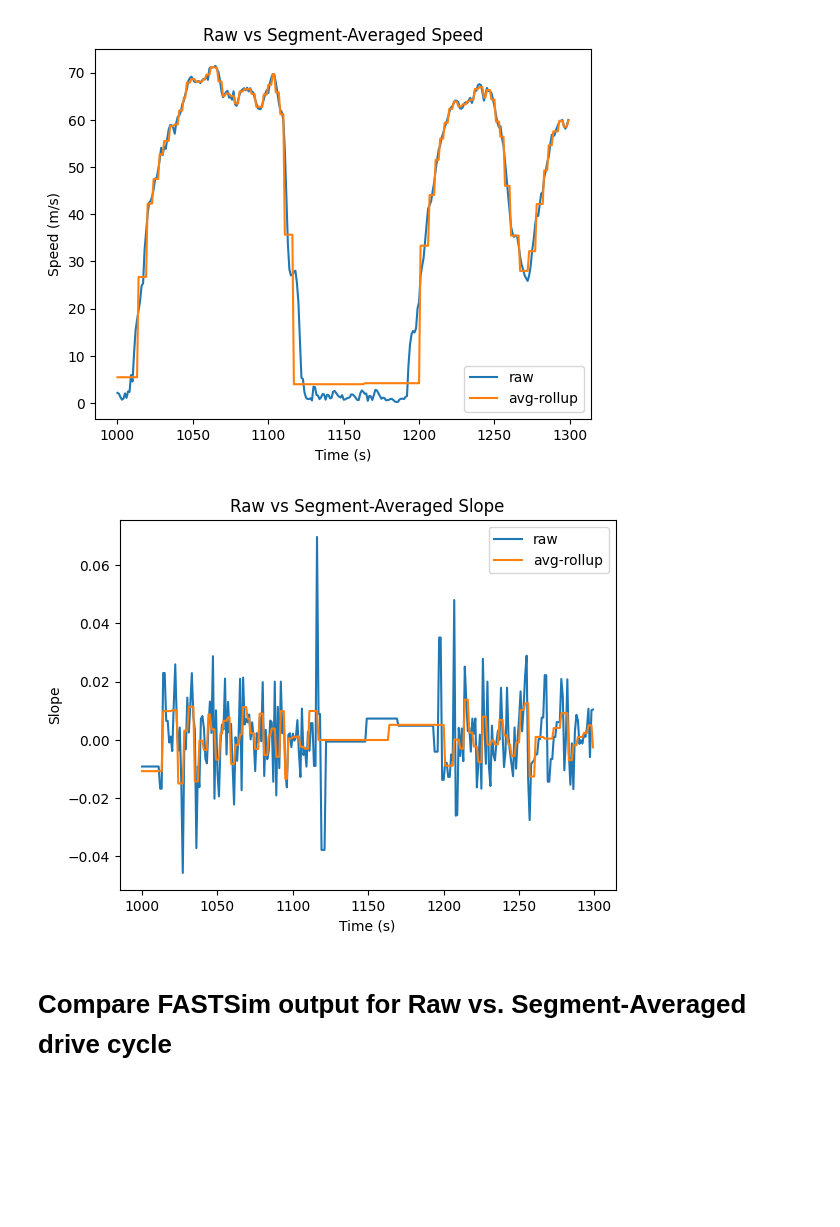
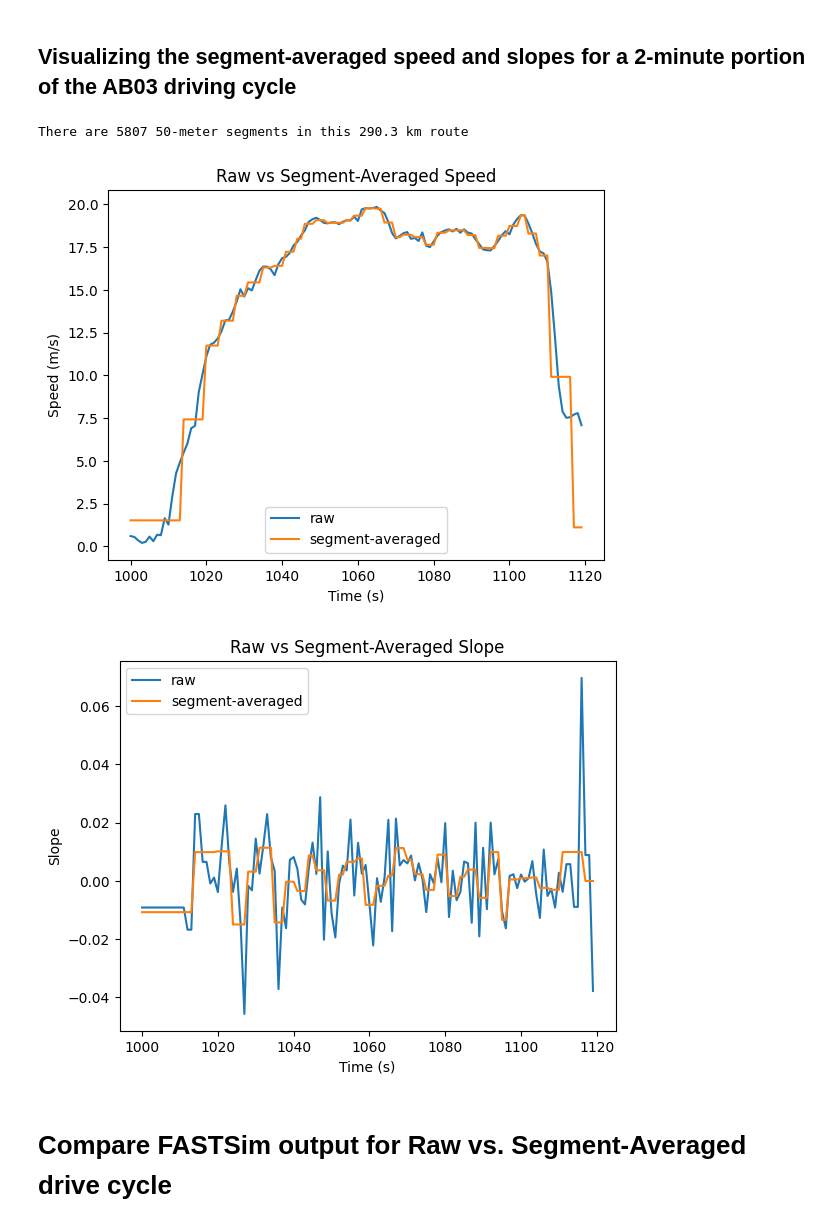
Before and after one commit to RESET-Lab/TransitBusSimulation, a Jupyter notebook: FASTSim Simulation/Averaged Speed Simulation.ipynb, the cells around one changed output. Cells and saved outputs as stored; diff of their text form; code cells hidden in the pictures; blank space fills up the shorter version.

Commit message:
Clean up the Segment-Averaged vs Raw input comparisons.

```diff
--- a/FASTSim Simulation/Averaged Speed Simulation.ipynb
+++ b/FASTSim Simulation/Averaged Speed Simulation.ipynb
@@ -215,28 +22,34 @@ There are 5807 50-meter segments in this 290.3 km route
+# %% [markdown]
+## Visualizing the segment-averaged speed and slopes for a 2-minute portion of the AB03 driving cycle
 # %%
-time_range = range(1000, 1000 + 5*60) # 5 minutes
+INPUT_PATH = '../Data/LOGIOS Data/Drive Cycles'
+path = Path(INPUT_PATH) / 'AB03' / '0520'
+cyc_df = pd.DataFrame(utils.load_drive_cycle(path))
+avg_df = pd.DataFrame(utils.load_drive_cycle(path, segment_averaged=True))
+
+time_range = range(1000, 1000 + 2*60) # 2 minutes
 raw_window = cyc_df[time_range.start:time_range.stop]
 avg_window = avg_df[time_range.start:time_range.stop]
 
-plt.plot(raw_window.index, raw_window['Speed'], label='raw')
-plt.plot(avg_window.index, avg_window['Speed'], label='avg-rollup')
+plt.plot(raw_window['cycSecs'], raw_window['cycMps'], label='raw')
+plt.plot(avg_window['cycSecs'], avg_window['cycMps'], label='segment-averaged')
 plt.xlabel('Time (s)')
 plt.ylabel('Speed (m/s)')
 plt.title('Raw vs Segment-Averaged Speed')
 plt.legend()
 plt.show()
 
-plt.plot(raw_window.index, raw_window['Slope'], label='raw')
-plt.plot(avg_window.index, avg_window['Slope'], label='avg-rollup')
+plt.plot(raw_window['cycSecs'], raw_window['cycGrade'], label='raw')
+plt.plot(avg_window['cycSecs'], avg_window['cycGrade'], label='segment-averaged')
 plt.xlabel('Time (s)')
 plt.ylabel('Slope')
 plt.title('Raw vs Segment-Averaged Slope')
 plt.legend()
 plt.show()
-
-# TODO zoom in on a smaller section and compare the average-smoothed vs raw cycle speeds and slopes
 # %% [output]
+There are 5807 50-meter segments in this 290.3 km route
-[figure, old version]
+[figure, new version]
-[figure, old version]
+[figure, new version]
 # %% [markdown]
 # Compare FASTSim output for Raw vs. Segment-Averaged drive cycle
 # %%
```
Also changed, not shown: parts of 11 cells of this notebook.
